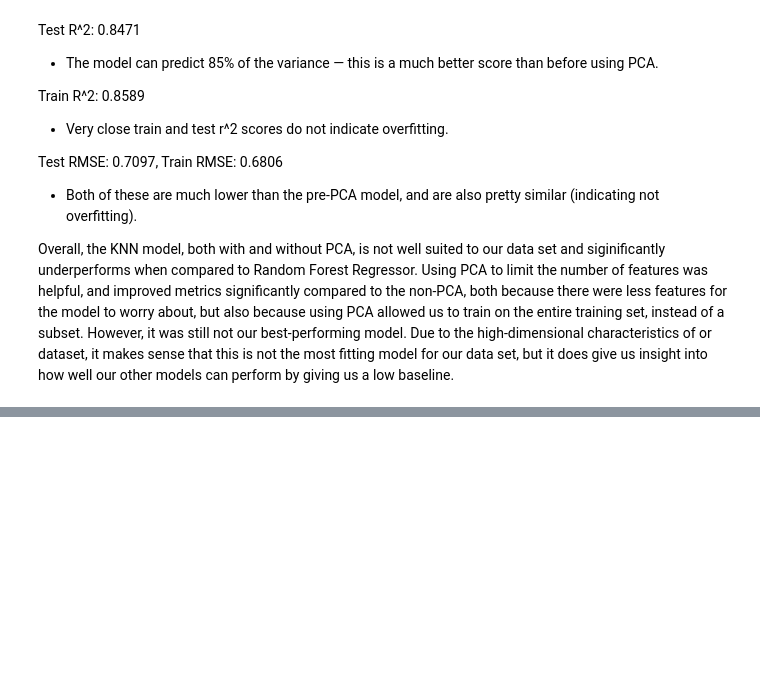
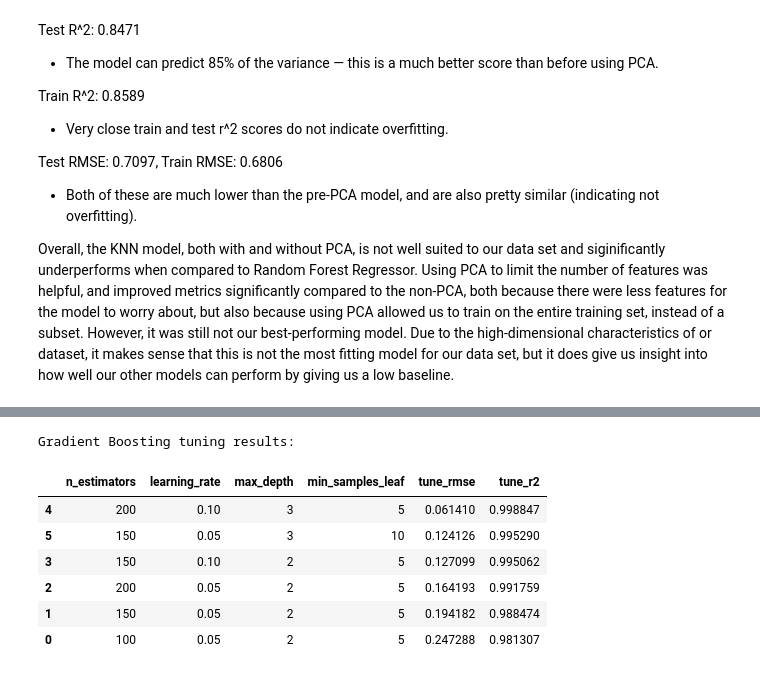
Before and after one commit to izzietaylor123/DS4400_final_project, a Jupyter notebook: model.ipynb, the cells around one changed output, grey strips where cells are left out. Cells and saved outputs as stored; diff of their text form; code cells hidden in the pictures; blank space fills up the shorter version.

Commit message:
added Gradient Boosting Regressor

```diff
--- a/model.ipynb
+++ b/model.ipynb
@@ -455,0 +458,79 @@ Overall, the KNN model, both with and without PCA, is not well suited to our dat
+# %%
+from sklearn.ensemble import GradientBoostingRegressor
+
+# Create a smaller tuning sample from the training data
+rng = np.random.default_rng(42)
+
+gbr_tune_size = min(50000, len(X_train))   # use up to 50,000 rows for tuning
+gbr_tune_indices = rng.choice(len(X_train), size=gbr_tune_size, replace=False)
+
+X_gbr_tune = X_train[gbr_tune_indices]
+y_gbr_tune = y_train.iloc[gbr_tune_indices]
+# %%
+# Test several hyperparameter combinations
+
+gbr_param_grid = [
+    {"n_estimators": 100, "learning_rate": 0.05, "max_depth": 2, "min_samples_leaf": 5},
+    {"n_estimators": 150, "learning_rate": 0.05, "max_depth": 2, "min_samples_leaf": 5},
+    {"n_estimators": 200, "learning_rate": 0.05, "max_depth": 2, "min_samples_leaf": 5},
+    {"n_estimators": 150, "learning_rate": 0.10, "max_depth": 2, "min_samples_leaf": 5},
+    {"n_estimators": 200, "learning_rate": 0.10, "max_depth": 3, "min_samples_leaf": 5},
+    {"n_estimators": 150, "learning_rate": 0.05, "max_depth": 3, "min_samples_leaf": 10},
+]
+
+gbr_results = []
+
+for params in gbr_param_grid:
+    # Build one candidate model using the current parameter combination
+    gbr_candidate = GradientBoostingRegressor(
+        random_state=42,
+        **params
+    )
+
+    # Fit the model on the tuning sample
+    gbr_candidate.fit(X_gbr_tune, y_gbr_tune)
+
+    # Predict on the same tuning sample
+    # Ideally, tuning would use a separate validation split but because Gradient Boosting is slower and the dataset is so large, this smaller sampled approach is the practical choice
+    y_gbr_tune_pred = gbr_candidate.predict(X_gbr_tune)
+
+    # Evaluate using RMSE and R^2
+    gbr_rmse = np.sqrt(mean_squared_error(y_gbr_tune, y_gbr_tune_pred))
+    gbr_r2 = r2_score(y_gbr_tune, y_gbr_tune_pred)
+
+    # Save the results so we can compare all models
+    gbr_results.append({
+        "n_estimators": params["n_estimators"],
+        "learning_rate": params["learning_rate"],
+        "max_depth": params["max_depth"],
+        "min_samples_leaf": params["min_samples_leaf"],
+        "tune_rmse": gbr_rmse,
+        "tune_r2": gbr_r2
+    })
+
+# Turn the results into a DataFrame and sort by the best R^2
+gbr_results_df = pd.DataFrame(gbr_results).sort_values(by="tune_r2", ascending=False)
+
+print("Gradient Boosting tuning results:")
+display(gbr_results_df)
+
+# Pick the best parameter combination
+best_gbr_params = gbr_results_df.iloc[0][["n_estimators", "learning_rate", "max_depth", "min_samples_leaf"]].to_dict()
+
+# Some values may come out as floats because they were stored in a DataFrame,
+# so convert the integer-valued hyperparameters back to integers.
+best_gbr_params["n_estimators"] = int(best_gbr_params["n_estimators"])
+best_gbr_params["max_depth"] = int(best_gbr_params["max_depth"])
+best_gbr_params["min_samples_leaf"] = int(best_gbr_params["min_samples_leaf"])
+
+print("Best Gradient Boosting parameters:")
+print(best_gbr_params)
+# %% [output]
+Gradient Boosting tuning results:
+|  | n_estimators | learning_rate | max_depth | min_samples_leaf | tune_rmse | tune_r2 |
+| 4 | 200 | 0.10 | 3 | 5 | 0.061410 | 0.998847 |
+| 5 | 150 | 0.05 | 3 | 10 | 0.124126 | 0.995290 |
+| 3 | 150 | 0.10 | 2 | 5 | 0.127099 | 0.995062 |
+| 2 | 200 | 0.05 | 2 | 5 | 0.164193 | 0.991759 |
+| 1 | 150 | 0.05 | 2 | 5 | 0.194182 | 0.988474 |
+| 0 | 100 | 0.05 | 2 | 5 | 0.247288 | 0.981307 |
```
Also changed, not shown: parts of 9 cells of this notebook.
